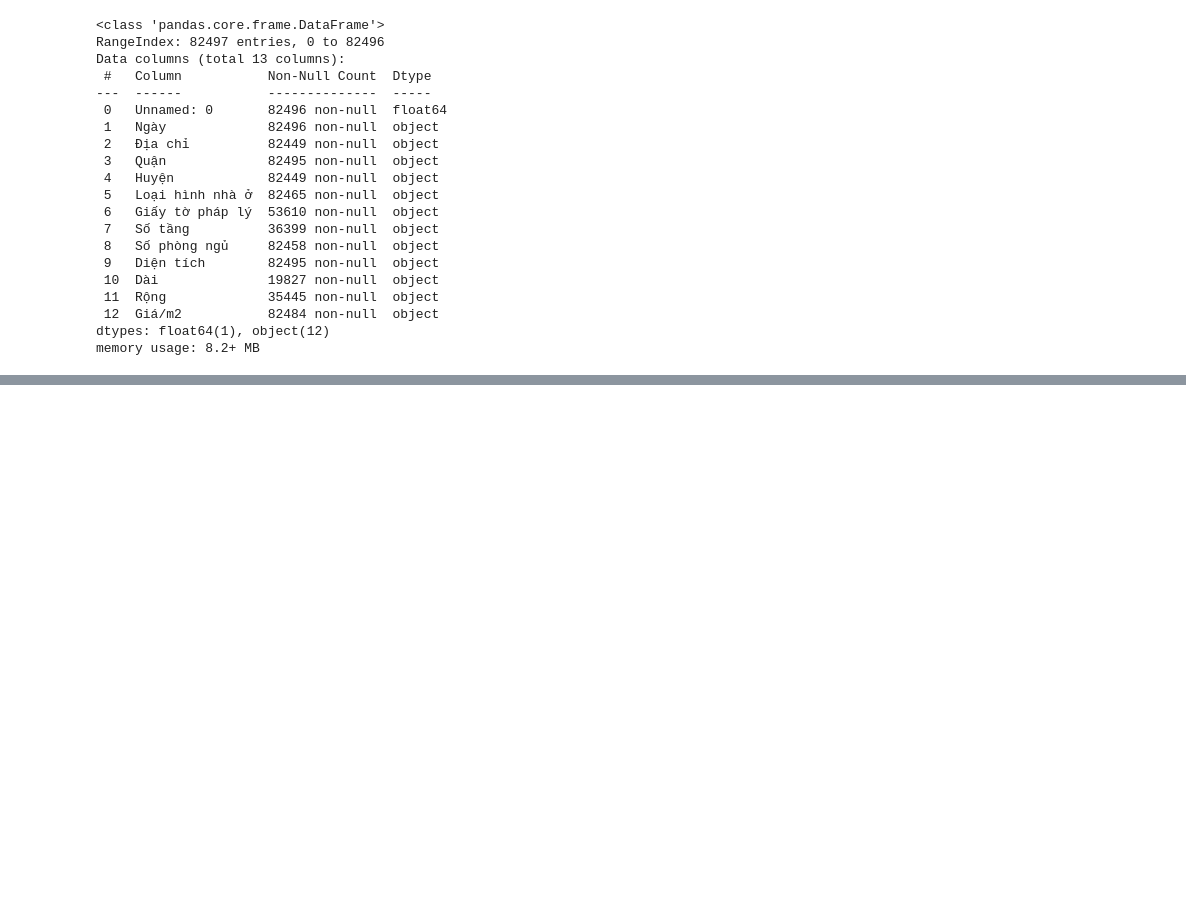
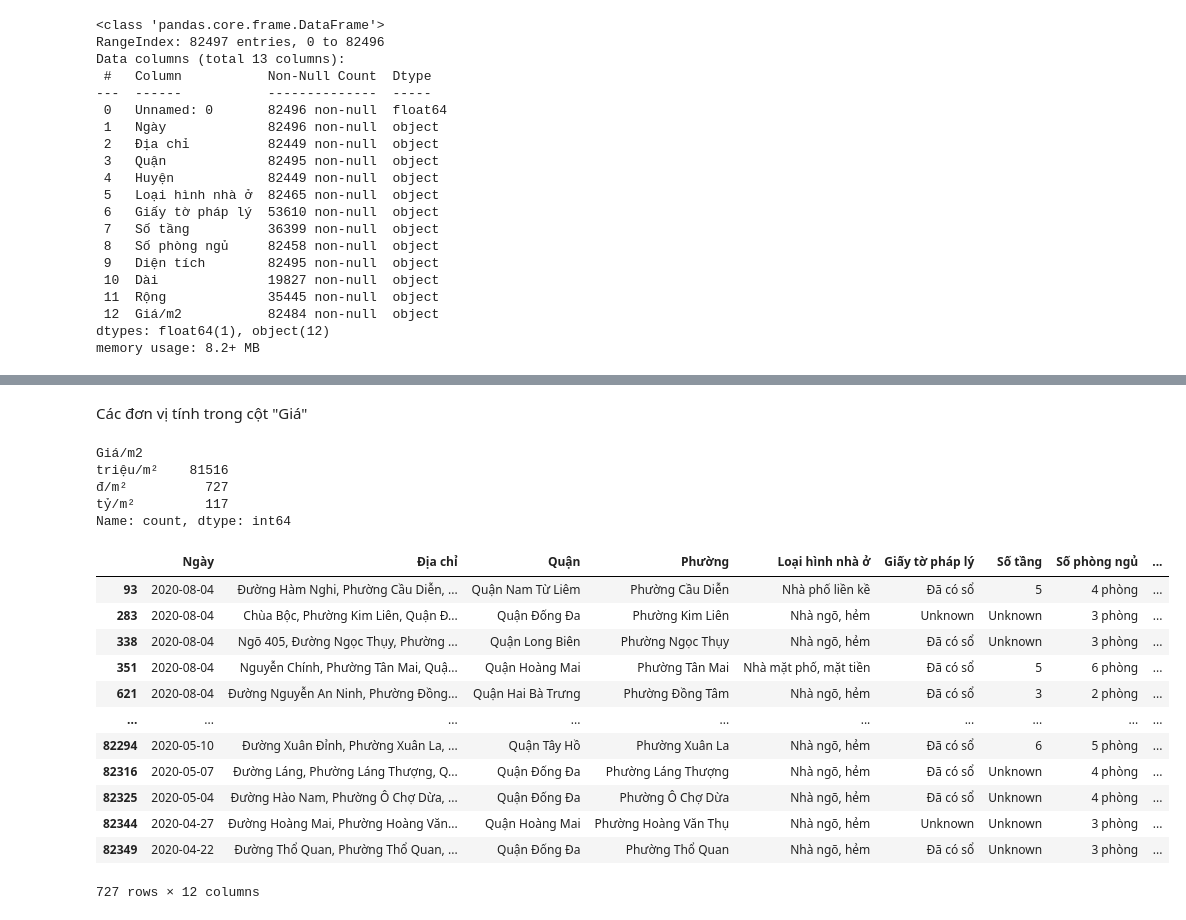
Before and after one commit to tdbui1209/category_dtype_hanoi_saleprice, a Jupyter notebook: hanoi_fix.ipynb, the cells around one changed output, grey strips where cells are left out. Drawn from its saved outputs; the diff is of its cells as text; code cells hidden in the pictures; blank space fills up the shorter version.

```diff
--- a/hanoi_fix.ipynb
+++ b/hanoi_fix.ipynb
@@ -206,0 +508,2 @@ plt.show()
+# %%
+df_missing_rong['Rộng'] = df_missing_rong['Diện tích'] / df_missing_rong['Dài']
@@ -206,0 +514,2 @@ plt.show()
+# %%
+df.loc[df_missing_dai.index, 'Dài'] = df_missing_dai['Dài']
@@ -206,0 +520,2 @@ plt.show()
+# %%
+df.loc[df_missing_rong.index, 'Rộng'] = df_missing_rong['Rộng']
@@ -206,0 +540,27 @@ plt.show()
+# %% [markdown]
+Các đơn vị tính trong cột "Giá"
+# %%
+don_vi_gia = df['Giá/m2'].apply(lambda x: x.split(' ')[1])
+don_vi_gia.value_counts()
+# %% [output]
+Giá/m2
+triệu/m²    81516
+đ/m²          727
+tỷ/m²         117
+Name: count, dtype: int64
+# %%
+df[don_vi_gia == 'đ/m²']
+# %% [output]
+|  | Ngày | Địa chỉ | Quận | Phường | Loại hình nhà ở | Giấy tờ pháp lý | Số tầng | Số phòng ngủ | ... |
+| 93 | 2020-08-04 | Đường Hàm Nghi, Phường Cầu Diễn, ... | Quận Nam Từ Liêm | Phường Cầu Diễn | Nhà phố liền kề | Đã có sổ | 5 | 4 phòng | ... |
+| 283 | 2020-08-04 | Chùa Bộc, Phường Kim Liên, Quận Đ... | Quận Đống Đa | Phường Kim Liên | Nhà ngõ, hẻm | Unknown | Unknown | 3 phòng | ... |
+| 338 | 2020-08-04 | Ngõ 405, Đường Ngọc Thụy, Phường ... | Quận Long Biên | Phường Ngọc Thụy | Nhà ngõ, hẻm | Đã có sổ | Unknown | 3 phòng | ... |
+| 351 | 2020-08-04 | Nguyễn Chính, Phường Tân Mai, Quậ... | Quận Hoàng Mai | Phường Tân Mai | Nhà mặt phố, mặt tiền | Đã có sổ | 5 | 6 phòng | ... |
+| 621 | 2020-08-04 | Đường Nguyễn An Ninh, Phường Đồng... | Quận Hai Bà Trưng | Phường Đồng Tâm | Nhà ngõ, hẻm | Đã có sổ | 3 | 2 phòng | ... |
+| ... | ... | ... | ... | ... | ... | ... | ... | ... | ... |
+| 82294 | 2020-05-10 | Đường Xuân Đỉnh, Phường Xuân La, ... | Quận Tây Hồ | Phường Xuân La | Nhà ngõ, hẻm | Đã có sổ | 6 | 5 phòng | ... |
+| 82316 | 2020-05-07 | Đường Láng, Phường Láng Thượng, Q... | Quận Đống Đa | Phường Láng Thượng | Nhà ngõ, hẻm | Đã có sổ | Unknown | 4 phòng | ... |
+| 82325 | 2020-05-04 | Đường Hào Nam, Phường Ô Chợ Dừa, ... | Quận Đống Đa | Phường Ô Chợ Dừa | Nhà ngõ, hẻm | Đã có sổ | Unknown | 4 phòng | ... |
+| 82344 | 2020-04-27 | Đường Hoàng Mai, Phường Hoàng Văn... | Quận Hoàng Mai | Phường Hoàng Văn Thụ | Nhà ngõ, hẻm | Unknown | Unknown | 3 phòng | ... |
+| 82349 | 2020-04-22 | Đường Thổ Quan, Phường Thổ Quan, ... | Quận Đống Đa | Phường Thổ Quan | Nhà ngõ, hẻm | Đã có sổ | Unknown | 3 phòng | ... |
+727 rows × 12 columns
```
Also changed, not shown: parts of 115 cells of this notebook.
